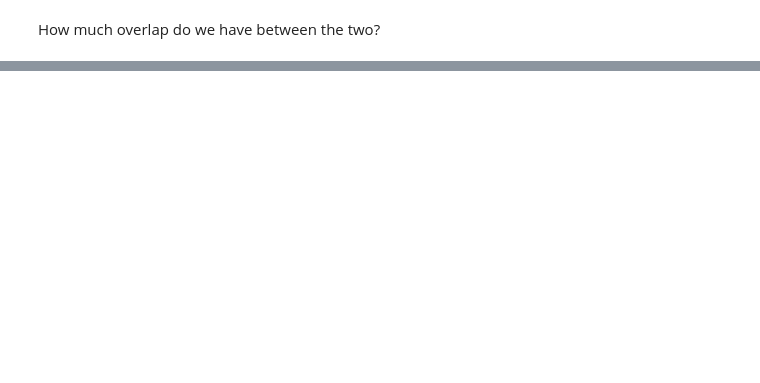
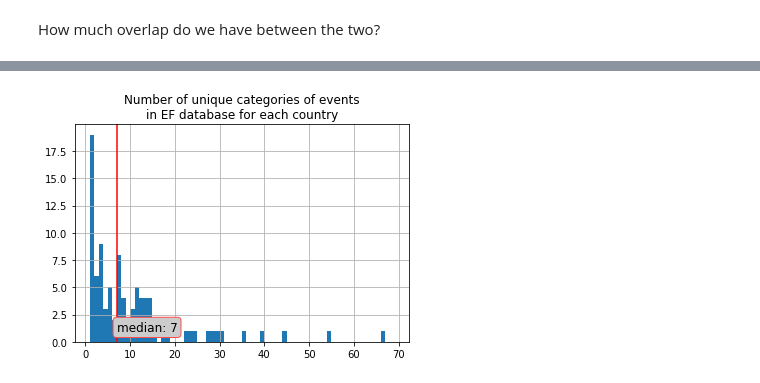
Before and after one commit to bjsmith/containment, a Jupyter notebook: source conversion.ipynb, the cells around one changed output, grey strips where cells are left out. Cells and saved outputs as stored; diff of their text form; code cells hidden in the pictures; blank space fills up the shorter version.

```diff
--- a/source conversion.ipynb
+++ b/source conversion.ipynb
@@ -341,0 +671,3 @@ ef_cm.loc[ef_cm.Country=="New Zealand",:]
+# %%
+ef_cm.loc[:,'DataSource']='EF'
+ef_from_acaps_unique.loc[:,'DataSource']='ACAPS'
@@ -341,0 +773,13 @@ ef_cm.loc[ef_cm.Country=="New Zealand",:]
+# %%
+ef_data_summary = (ef_cm
+    .loc[ef_cm.Country.isin(ef_countries),:]
+     .groupby('Country').apply(my_agg).reset_index()
+     )
+# %%
+ef_data_summary.num_unique_keywords.hist(bins=range(1,70))
+median_pos = ef_data_summary.num_unique_keywords.median()
+plt.title('Number of unique categories of events\nin EF database for each country')
+plot_median(median_pos)
+plt.show()
+# %% [output]
+[figure, added]
```
Also changed, not shown: parts of 94 cells of this notebook, 3 other files.
